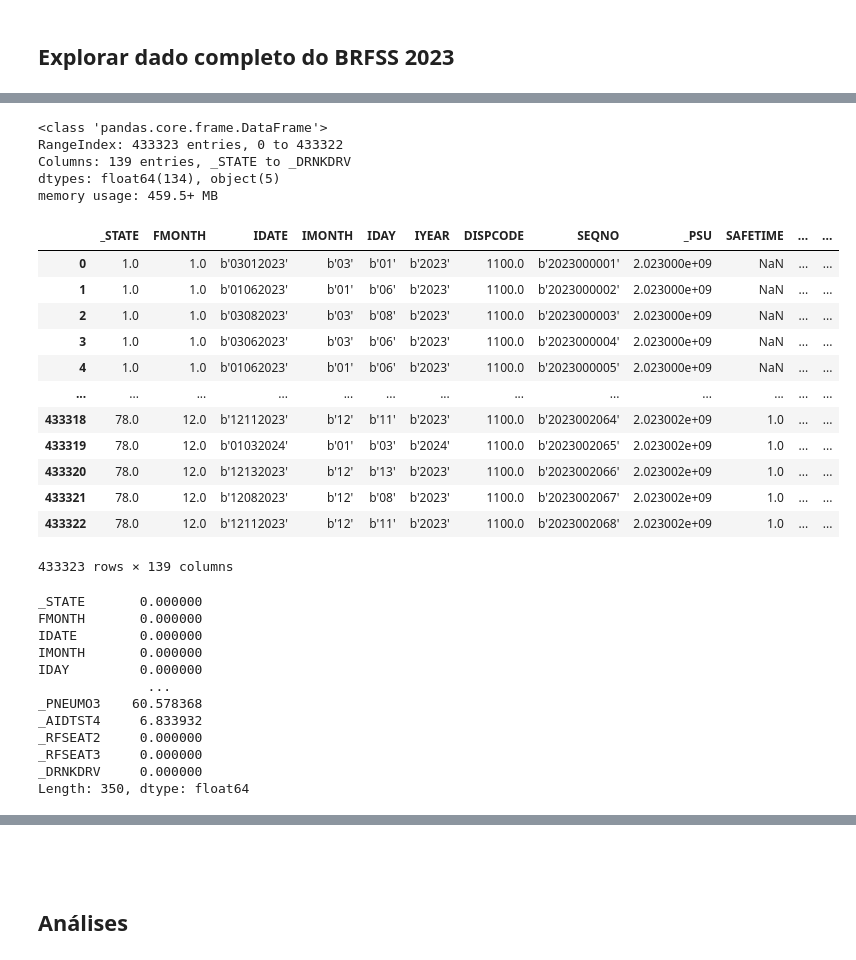
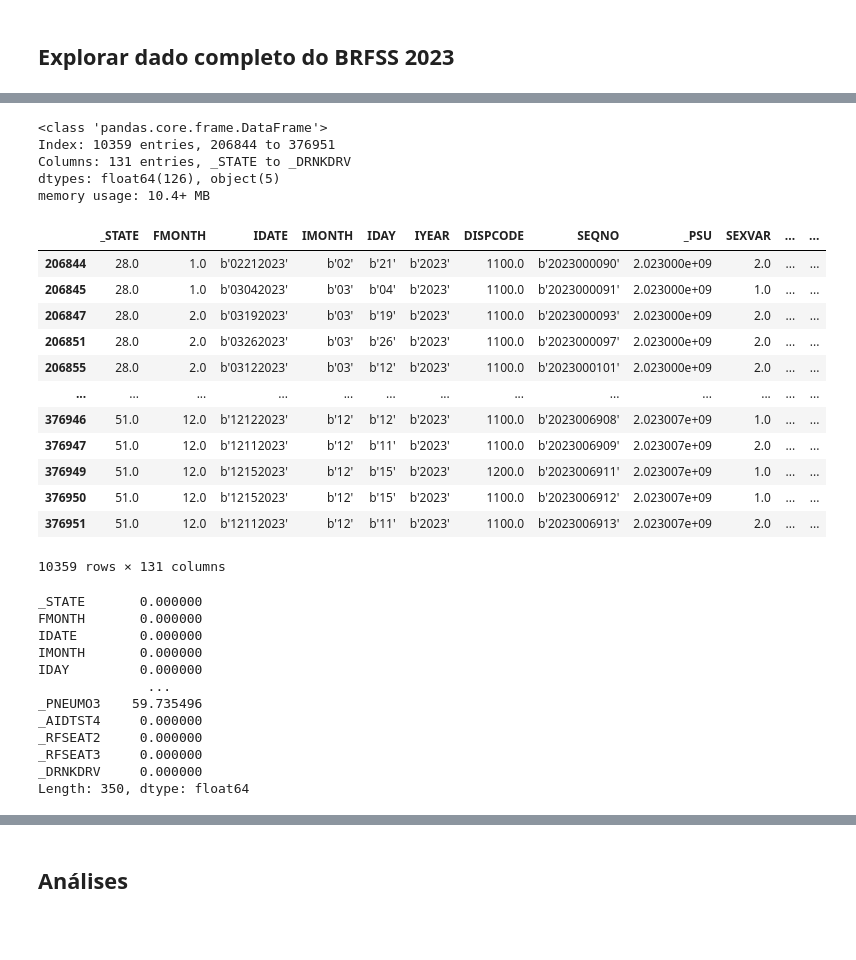
Before and after one commit to EdCarlos-dev/riskPredictionDeseases, a Jupyter notebook: dev/notebooks/dataTreatment_400_k_samples.ipynb, the cells around one changed output, grey strips where cells are left out. Drawn from its saved outputs; the diff is of its cells as text; code cells hidden in the pictures; blank space fills up the shorter version.

```diff
--- a/dev/notebooks/dataTreatment_400_k_samples.ipynb
+++ b/dev/notebooks/dataTreatment_400_k_samples.ipynb
@@ -790,0 +889,7 @@ df_vars_2023_filtered_interest_vars
+# %%
+# trazer as variáveis e os tipos de dados da secction 'Heart Attack and Stroke' do codebook - dado expandido do codebook
+df_jsov_vars_expanded = pd.read_csv(f"{notebook_dir_project_predict}data{os.sep}intermediate{os.sep}2023{os.sep}brfss_2023_variaveis_expandidas.csv")
+
+df_jsov_vars_expanded_sub = df_jsov_vars_expanded[df_jsov_vars_expanded['Section Name'].isin(section_names_interest_list)]
+df_jsov_vars_expanded_sub = df_jsov_vars_expanded_sub[['Label', 'Section Name', 'SAS Variable Name', 'Value', 'Value Label', 'Frequency', 'Percentage', 'Weighted Percentage']]
+df_jsov_vars_expanded_sub
@@ -790,0 +910,3 @@ df_vars_2023_filtered_interest_vars
+# %%
+sas_vars_list = df_jsov_vars_expanded_sub['SAS Variable Name'].unique()
+sas_vars_list
@@ -790,0 +917,10 @@ df_vars_2023_filtered_interest_vars
+# %%
+# gerar um sub dataframe do dado para as colunas de interesse  ,onde essas variáveis não são missing data
+df_brfss_2023_csv_copy = df_brfss_2023_csv.copy()
+
+heart_attack = 'CVDINFR4'
+angina = 'CVDCRHD4'
+
+# valores não nulos para as colunas de sintomas de ataque cardíaco e avc
+df_brfss_2023_csv_copy = df_brfss_2023_csv_copy[df_brfss_2023_csv_copy[sas_vars_list].notnull().all(axis=1)]
+df_brfss_2023_csv_copy
@@ -791,41 +941,40 @@ df_vars_2023_filtered_interest_vars
 # %%
 # Aplicar seleção de variáveis com menos de 25 % de missing após filtrar o Heart Attack and Stroke
-
-#  df_brfss_2023_csv = pd.read_csv(f'{notebook_dir_project_predict}data{os.sep}intermediate{os.sep}2023{os.sep}brfss_2023.csv')
+df_brfss_2023_filtered_columns_csv = df_brfss_2023_csv_copy.copy()
 
 # Calcular o percentual de valores nulos por coluna
-percentual_na = df_brfss_2023_csv.isnull().mean() * 100
+percentual_na = df_brfss_2023_filtered_columns_csv.isnull().mean() * 100
 
 # Selecionar colunas com menos de 25% de valores nulos - usar < 25
-colunas_boas = percentual_na[percentual_na < 25].index
+colunas_boas = percentual_na[percentual_na == 0].index
 
 # Criar novo DataFrame apenas com essas colunas
-df_brfss_2023_csv_filtered = df_brfss_2023_csv[colunas_boas]
+df_brfss_2023_csv_filtered = df_brfss_2023_filtered_columns_csv[colunas_boas]
 
 # Exibir informações do DataFrame filtrado
 df_brfss_2023_csv_filtered.info()
 
 # Exibir o DataFrame
 df_brfss_2023_csv_filtered
 # %% [output]
 <class 'pandas.core.frame.DataFrame'>
-RangeIndex: 433323 entries, 0 to 433322
-Columns: 139 entries, _STATE to _DRNKDRV
-dtypes: float64(134), object(5)
-memory usage: 459.5+ MB
+Index: 10359 entries, 206844 to 376951
+Columns: 131 entries, _STATE to _DRNKDRV
+dtypes: float64(126), object(5)
+memory usage: 10.4+ MB
-|  | _STATE | FMONTH | IDATE | IMONTH | IDAY | IYEAR | DISPCODE | SEQNO | _PSU | SAFETIME | ... | ... |
-| 0 | 1.0 | 1.0 | b'03012023' | b'03' | b'01' | b'2023' | 1100.0 | b'2023000001' | 2.023000e+09 | NaN | ... | ... |
-| 1 | 1.0 | 1.0 | b'01062023' | b'01' | b'06' | b'2023' | 1100.0 | b'2023000002' | 2.023000e+09 | NaN | ... | ... |
-| 2 | 1.0 | 1.0 | b'03082023' | b'03' | b'08' | b'2023' | 1100.0 | b'2023000003' | 2.023000e+09 | NaN | ... | ... |
-| 3 | 1.0 | 1.0 | b'03062023' | b'03' | b'06' | b'2023' | 1100.0 | b'2023000004' | 2.023000e+09 | NaN | ... | ... |
-| 4 | 1.0 | 1.0 | b'01062023' | b'01' | b'06' | b'2023' | 1100.0 | b'2023000005' | 2.023000e+09 | NaN | ... | ... |
+|  | _STATE | FMONTH | IDATE | IMONTH | IDAY | IYEAR | DISPCODE | SEQNO | _PSU | SEXVAR | ... | ... |
+| 206844 | 28.0 | 1.0 | b'02212023' | b'02' | b'21' | b'2023' | 1100.0 | b'2023000090' | 2.023000e+09 | 2.0 | ... | ... |
+| 206845 | 28.0 | 1.0 | b'03042023' | b'03' | b'04' | b'2023' | 1100.0 | b'2023000091' | 2.023000e+09 | 1.0 | ... | ... |
+| 206847 | 28.0 | 2.0 | b'03192023' | b'03' | b'19' | b'2023' | 1100.0 | b'2023000093' | 2.023000e+09 | 2.0 | ... | ... |
+| 206851 | 28.0 | 2.0 | b'03262023' | b'03' | b'26' | b'2023' | 1100.0 | b'2023000097' | 2.023000e+09 | 2.0 | ... | ... |
+| 206855 | 28.0 | 2.0 | b'03122023' | b'03' | b'12' | b'2023' | 1100.0 | b'2023000101' | 2.023000e+09 | 2.0 | ... | ... |
 | ... | ... | ... | ... | ... | ... | ... | ... | ... | ... | ... | ... | ... |
-| 433318 | 78.0 | 12.0 | b'12112023' | b'12' | b'11' | b'2023' | 1100.0 | b'2023002064' | 2.023002e+09 | 1.0 | ... | ... |
-| 433319 | 78.0 | 12.0 | b'01032024' | b'01' | b'03' | b'2024' | 1100.0 | b'2023002065' | 2.023002e+09 | 1.0 | ... | ... |
-| 433320 | 78.0 | 12.0 | b'12132023' | b'12' | b'13' | b'2023' | 1100.0 | b'2023002066' | 2.023002e+09 | 1.0 | ... | ... |
-| 433321 | 78.0 | 12.0 | b'12082023' | b'12' | b'08' | b'2023' | 1100.0 | b'2023002067' | 2.023002e+09 | 1.0 | ... | ... |
-| 433322 | 78.0 | 12.0 | b'12112023' | b'12' | b'11' | b'2023' | 1100.0 | b'2023002068' | 2.023002e+09 | 1.0 | ... | ... |
+| 376946 | 51.0 | 12.0 | b'12122023' | b'12' | b'12' | b'2023' | 1100.0 | b'2023006908' | 2.023007e+09 | 1.0 | ... | ... |
+| 376947 | 51.0 | 12.0 | b'12112023' | b'12' | b'11' | b'2023' | 1100.0 | b'2023006909' | 2.023007e+09 | 2.0 | ... | ... |
+| 376949 | 51.0 | 12.0 | b'12152023' | b'12' | b'15' | b'2023' | 1200.0 | b'2023006911' | 2.023007e+09 | 1.0 | ... | ... |
+| 376950 | 51.0 | 12.0 | b'12152023' | b'12' | b'15' | b'2023' | 1100.0 | b'2023006912' | 2.023007e+09 | 1.0 | ... | ... |
+| 376951 | 51.0 | 12.0 | b'12112023' | b'12' | b'11' | b'2023' | 1100.0 | b'2023006913' | 2.023007e+09 | 2.0 | ... | ... |
-433323 rows × 139 columns
+10359 rows × 131 columns
 # %%
 percentual_na
 # %% [output]
@@ -835,8 +984,8 @@ IDATE        0.000000
 IMONTH       0.000000
 IDAY         0.000000
               ...
-_PNEUMO3    60.578368
-_AIDTST4     6.833932
+_PNEUMO3    59.735496
+_AIDTST4     0.000000
 _RFSEAT2     0.000000
 _RFSEAT3     0.000000
 _DRNKDRV     0.000000
@@ -865,8 +1014,6 @@ df_vars_2023_filtered_nan_vars
 | 342 | Always Wear Seat Belts | Calculated Variables | NaN | 2 | 2109 | Num | _RFSEAT3 | ... |
 | 343 | Drinking and Driving | Calculated Variables | NaN | 3 | 2110 | Num | _DRNKDRV | ... |
 139 rows × 11 columns
-# %% [markdown]
-##
 # %%
 # Variáveis relevanrtes
 # mapa de correlação
```
Also changed, not shown: parts of 22 cells of this notebook.
